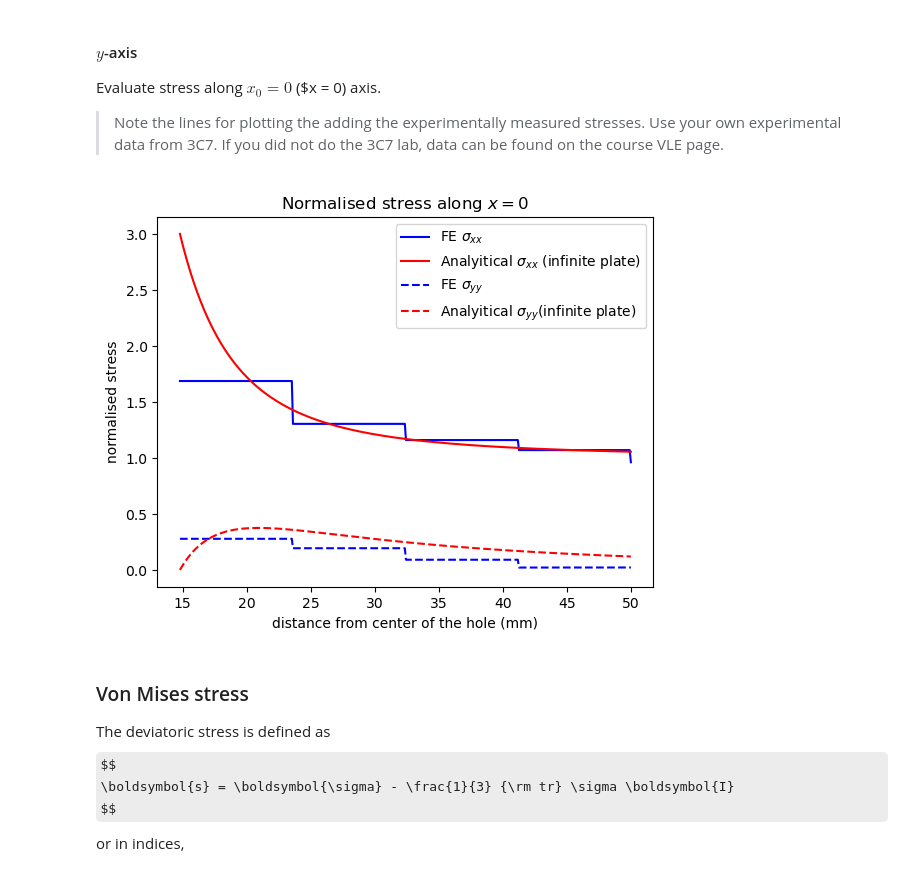
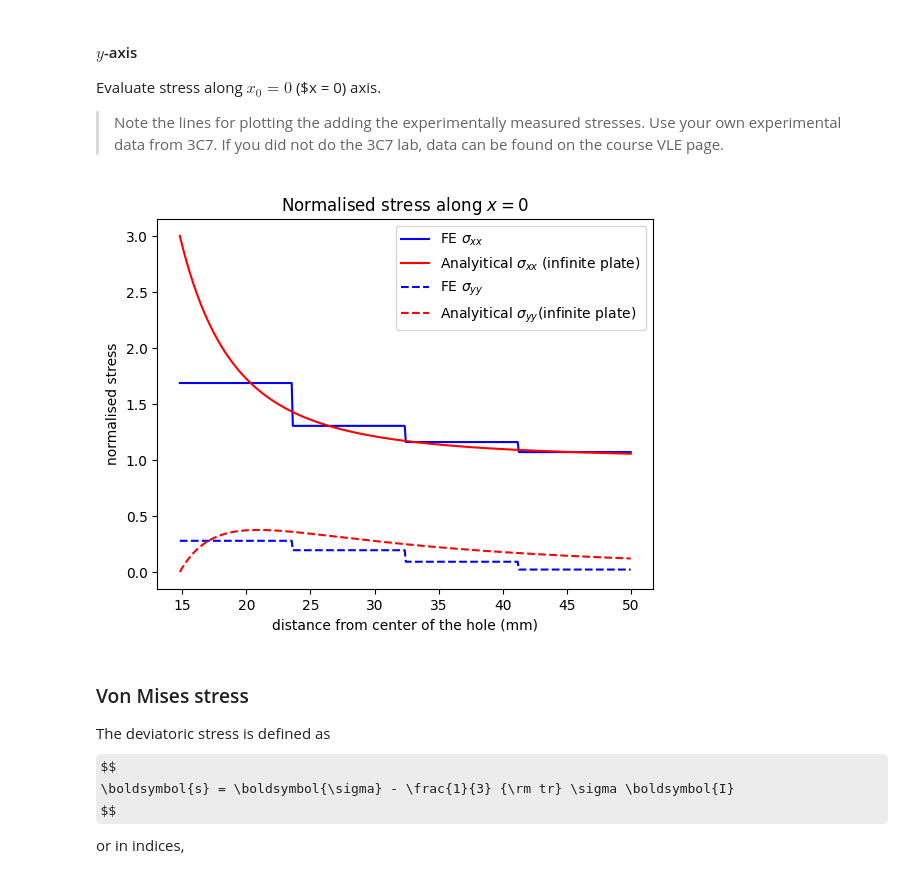
Before and after one commit to garth-wells/CUED-3D7-Lab, a Jupyter notebook: 3D7.ipynb, the cells around one changed output. Drawn from its saved outputs; the diff is of its cells as text; code cells hidden in the pictures; some formulas as TeX source.

```diff
--- a/3D7.ipynb
+++ b/3D7.ipynb
@@ -390,7 +414,8 @@ The stress tensor must be symmetric.
 sigma = σ(uh)
 
 # Evalate the stress field
-W = dolfinx.fem.TensorFunctionSpace(msh, ("Discontinuous Lagrange", P - 1))
+gdim = msh.geometry.dim
+W = dolfinx.fem.functionspace(msh, ("Discontinuous Lagrange", P - 1, (gdim, gdim)))
 sigma_expr = dolfinx.fem.Expression(sigma, W.element.interpolation_points())
 sigma_h = dolfinx.fem.Function(W, name='sigma')
 sigma_h.interpolate(sigma_expr)
@@ -459,9 +485,10 @@ sigma_xx_x0 = np.ones(xp.shape[0]) - 5 * r * r / (2*np.power(xp[:, 0], 2)) + 3*n
 sigma_yy_x0 = r**2/(2*np.power(xp[:, 0], 2)) - 3*r**4/(2*np.power(xp[:, 0], 4))
 # %%
 # Find the cells that contain the evaluation points
-tree = dolfinx.geometry.BoundingBoxTree(msh, msh.geometry.dim)
-cell_candidates_px = dolfinx.geometry.compute_collisions(tree, xp)
+tree = dolfinx.geometry.bb_tree(msh, msh.geometry.dim)
+cell_candidates_px = dolfinx.geometry.compute_collisions_points(tree, xp)
 cells_px = dolfinx.geometry.compute_colliding_cells(msh, cell_candidates_px, xp)
+assert xp.shape[0] == cells_px.array.shape[0]
 # %%
 # Evaluate stress at the points, and reshape into a 2x2 tensor at each point
 sigma_bottom = sigma_h.eval(xp, cells_px.array)
@@ -498,42 +525,44 @@ Evaluate stress along $x_{0} = 0$ ($x = 0) axis.
 > Note the lines for plotting the adding the experimentally measured stresses. Use your own experimental data from 3C7. If you did not do the 3C7 lab, data can be found on the course VLE page.
 # %%
 yp = np.zeros([400, 3])
-yp[:, 1] = np.linspace(r + 1.0e-6, width, yp.shape[0])
+eps = 1.0e-5
+yp[:, 1] = np.linspace(r + eps, width - eps, yp.shape[0])
 yp[:, 0] = 1.0e-8
 
 # Analytical expression for an infinite plate with a hole
 sigma_xx_x1 = np.ones(yp.shape[0]) + r**2 / (2*np.power(yp[:, 1], 2)) + 3*r**4/(2*np.power(yp[:, 1], 4))
 sigma_yy_x1 = (3.0 / 2.0) * (r**2 / np.power(yp[:, 1], 2) - r**4 / np.power(yp[:, 1], 4))
 
 # Find the cells that contain the evaluation points
-cell_candidates_py = dolfinx.geometry.compute_collisions(tree, yp)
+cell_candidates_py = dolfinx.geometry.compute_collisions_points(tree, yp)
 cells_py = dolfinx.geometry.compute_colliding_cells(msh, cell_candidates_py, yp)
+assert yp.shape[0] == cells_py.array.shape[0]
 
 # Evaluate stress at the points, and reshape into a 2x2 tensor at each point
 sigma_side = sigma_h.eval(yp, cells_py.array)
 sigma_tensor = sigma_side.reshape(yp.shape[0], 2, 2)
 
 # Normalise by the load
 sigma_tensor /= 58.0
 
 # Plot
 plt.plot(yp[:, 1], sigma_tensor[:, 0, 0], 'b-', label="FE $\sigma_{xx}$")
 plt.plot(yp[:, 1], sigma_xx_x1, 'r-', label="Analyitical $\sigma_{xx}$ (infinite plate)")
 
 # Experimental data
 # sigmaxx_exp = np.loadtxt('symmetric_plate1.txt')
 # plt.plot(np.flip(sigmaxx_exp[:, 1]), np.flip(sigmaxx_exp[:,0]), 'g-',label="Experimental $\sigma_{xx}$")
 
 plt.plot(yp[:, 1], sigma_tensor[:, 1, 1], 'b--', label="FE $\sigma_{yy}$")
 plt.plot(yp[:, 1], sigma_yy_x1, 'r--', label="Analyitical $\sigma_{yy}$(infinite plate)")
 
 plt.title("Normalised stress along $x=0$")
 plt.ylabel("normalised stress")
 plt.xlabel("distance from center of the hole (mm)")
 plt.legend()
 plt.show()
 # %% [output]
-[figure, old version]
+[figure, new version]
 # %% [markdown]
 ### Von Mises stress
 
```
Also changed, not shown: parts of 17 cells of this notebook, 4 other files.
